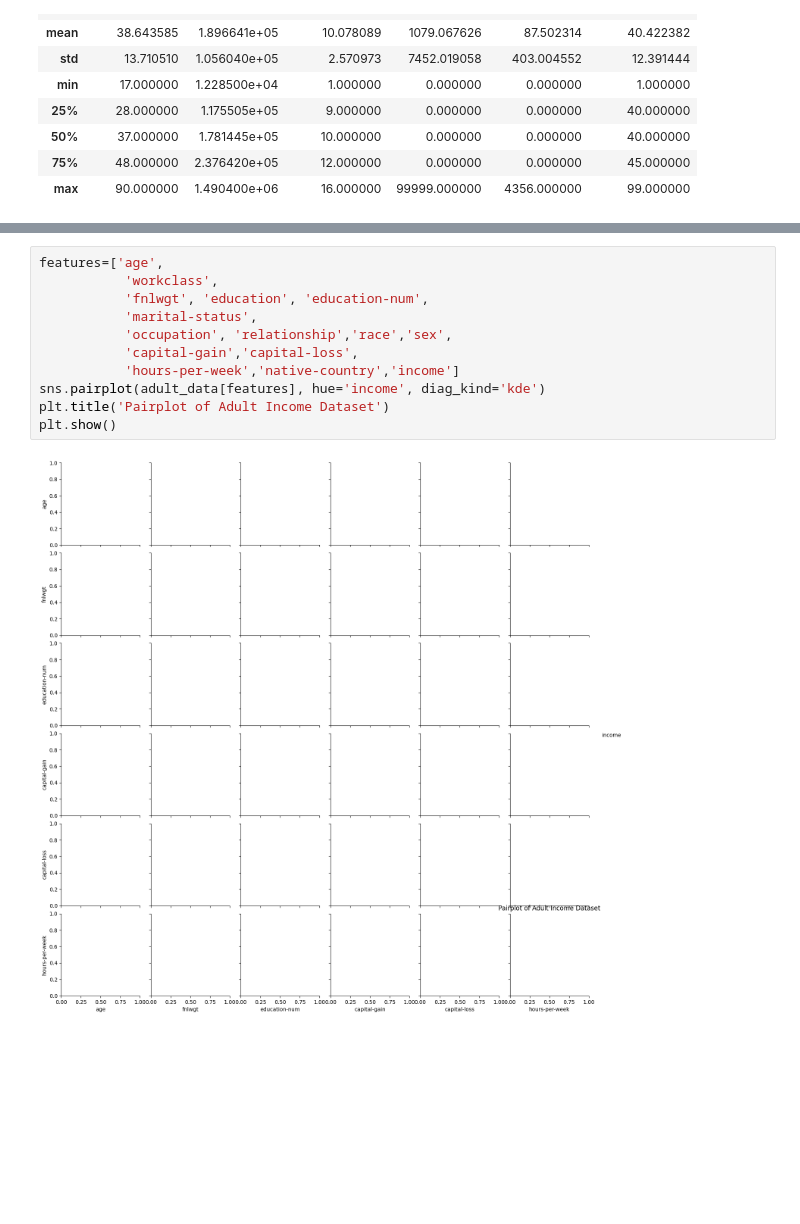
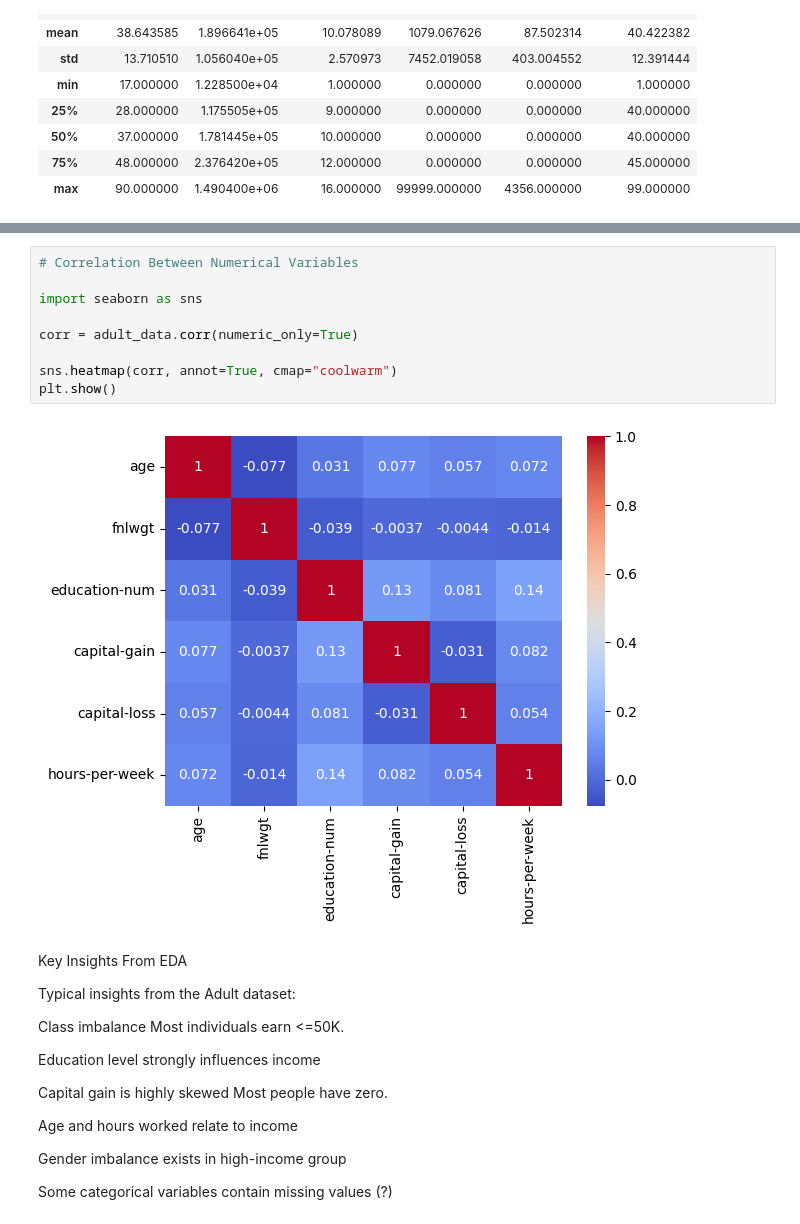
Before and after one commit to Mana-RUC/Data-and-Data-Things-Written-, a Jupyter notebook: EDA.ipynb, the cells around one changed output, grey strips where cells are left out. Cells and saved outputs as stored; diff of their text form; blank space fills up the shorter version.

```diff
--- a/EDA.ipynb
+++ b/EDA.ipynb
@@ -84,13 +147,29 @@ dtype: int64
 # %%
-features=['age',
-           'workclass',
-           'fnlwgt', 'education', 'education-num',
-           'marital-status',
-           'occupation', 'relationship','race','sex',
-           'capital-gain','capital-loss',
-           'hours-per-week','native-country','income']
-sns.pairplot(adult_data[features], hue='income', diag_kind='kde')
-plt.title('Pairplot of Adult Income Dataset')
+# Correlation Between Numerical Variables
+
+import seaborn as sns
+
+corr = adult_data.corr(numeric_only=True)
+
+sns.heatmap(corr, annot=True, cmap="coolwarm")
 plt.show()
 # %% [output]
-[figure, old version]
+[figure, new version]
+# %% [markdown]
+Key Insights From EDA
+
+Typical insights from the Adult dataset:
+
+Class imbalance
+Most individuals earn <=50K.
+
+Education level strongly influences income
+
+Capital gain is highly skewed
+Most people have zero.
+
+Age and hours worked relate to income
+
+Gender imbalance exists in high-income group
+
+Some categorical variables contain missing values (?)
```
Also changed, not shown: parts of 8 cells of this notebook, 1 other file.
